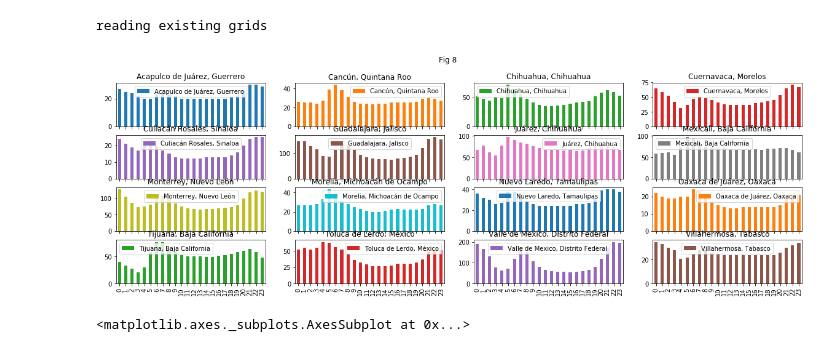
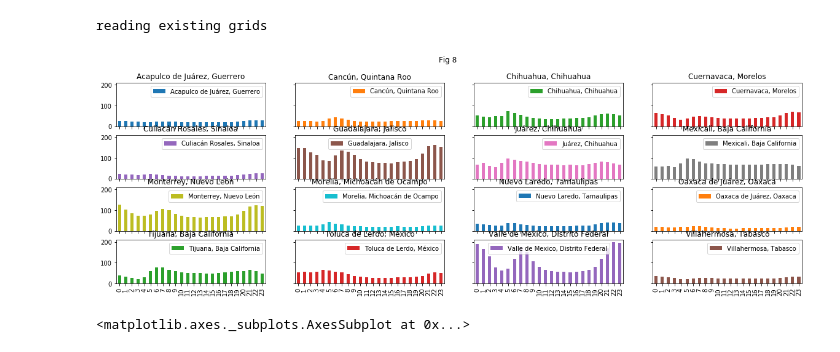
Before and after one commit to JHWu92/mob2crime, a Jupyter notebook: hotspot statistics.ipynb, the cells around one changed output. Saved outputs shown, nothing was run; the diff lists cells and outputs as text; code cells hidden in the pictures.

```diff
--- a/hotspot statistics.ipynb
+++ b/hotspot statistics.ipynb
@@ -115,10 +95,10 @@ n_hotspot_cities, hotspot_stats_cities = hotspot_stats(g_avg_wd)
 # %% [output]
 reading existing grids
 # %%
-pd.DataFrame(n_hotspot_cities).plot(kind='bar',figsize=(20,6),subplots=True, layout=(4,4),sharey=False, title='Fig 8')
+pd.DataFrame(n_hotspot_cities).plot(kind='bar',figsize=(20,6),subplots=True, layout=(4,4),sharey=True, title='Fig 8')
 print()
 # %% [output]
-[figure, old version]
+[figure, new version]
 # %%
 hotspot_stats_cities = pd.DataFrame(hotspot_stats_cities)
 # %%
```
Also changed, not shown: parts of 1 cell of this notebook.
